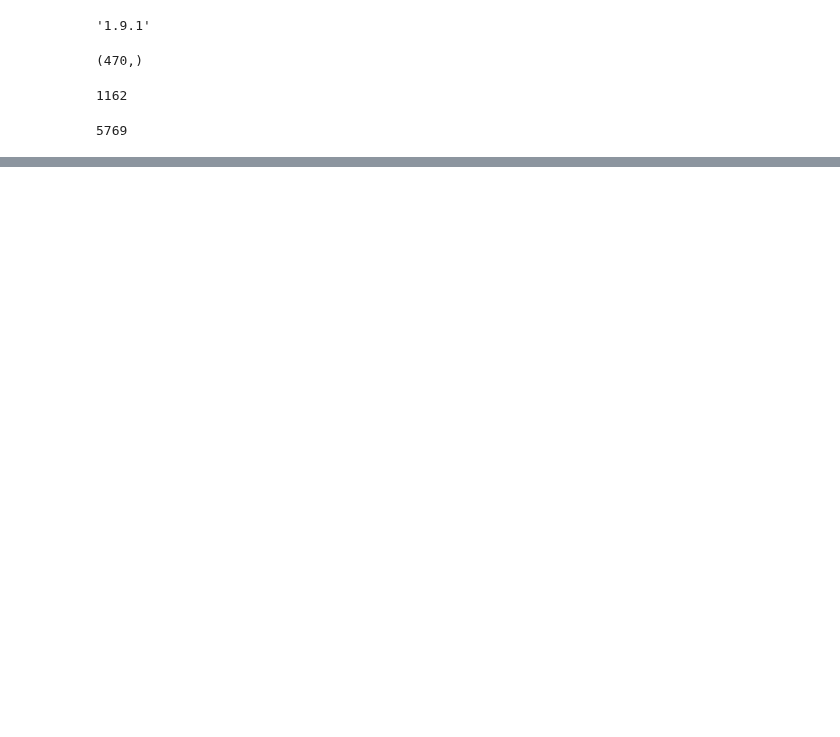
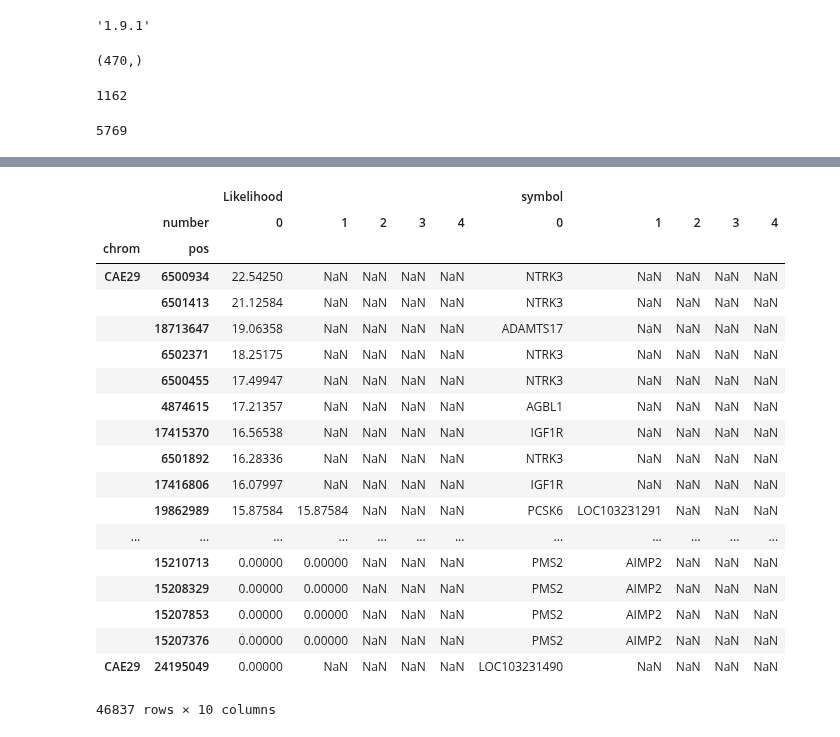
Before and after one commit to peterdfields/hs_vervet, a Jupyter notebook: notebooks/dev_test_enrichment.ipynb, the cells around one changed output, grey strips where cells are left out. Drawn from its saved outputs; the diff is of its cells as text; code cells hidden in the pictures; blank space fills up the shorter version.

```diff
--- a/notebooks/dev_test_enrichment.ipynb
+++ b/notebooks/dev_test_enrichment.ipynb
@@ -1380,0 +1443,40 @@ te.peaks_per_feature.xs('CAE16',level=1).index.droplevel(1).unique().shape
+# %%
+def get_features_per_data(peak_s, feature_df, feature_name='feature', max_dist=0):
+    """
+    take the input data series and gets a similar series
+    with one entry per pair data-point gene
+    (i.e., there can be 0,1 or more entries per data point)
+
+    """
+    all_features = []
+    if not feature_df.index.is_monotonic:
+        feature_df = feature_df.sort_index()
+    tot_hit_df = pd.DataFrame()
+    for chrom in peak_s.index.droplevel(1).unique():
+        loc_feature_df = feature_df.ix[chrom]
+        #loc_feature_df = loc_feature_df.append(pd.DataFrame(np.nan,index=[np.inf],columns=loc_feature_df.columns))
+        #print loc_feature_df.index-max_dist, peak_s.ix[chrom].index.values
+        #try:
+        pos_rel_to_start = np.searchsorted(loc_feature_df.index.values-max_dist,peak_s.ix[chrom].index.values)
+        #except:
+        #    print chrom, peak_s.ix[chrom]
+        pos_rel_to_end = np.searchsorted(loc_feature_df["end"].values+max_dist,peak_s.ix[chrom].index.values)
+        features_per_datapoint = (pos_rel_to_start - pos_rel_to_end)
+        data_idx = [i for i in range(len(features_per_datapoint)) for j in range(features_per_datapoint[i])]
+        features = loc_feature_df[feature_name].iloc[np.hstack([range(a,b) for a,b in zip(pos_rel_to_end,pos_rel_to_start)])].values
+        data_df = pd.DataFrame(peak_s.ix[chrom].iloc[data_idx])
+        data_df[feature_name] = features
+        data_df['chrom'] = chrom
+        all_features.append(data_df)
+    fpd=pd.concat(all_features)
+    #fpd.set_index(['chrom'],append=True,inplace=True)
+    #fpd = dpf.reorder_levels(['chrom','pos'])
+    g = fpd.reset_index().groupby(['chrom','pos'])
+    def get_series_of_features(gdf):
+        features = gdf[feature_name].unique()
+        r = pd.Series({i:s for i,s in enumerate(features)})
+        df = pd.DataFrame({feature_name:r,peak_s.name:gdf[peak_s.name].values[0]})
+        return df
+    d = g.apply(get_series_of_features)
+    d.index.names = ['chrom','pos','number']
+    return  d
@@ -1380,0 +1516,2 @@ te.peaks_per_feature.xs('CAE16',level=1).index.droplevel(1).unique().shape
+# %%
+r = get_features_per_data(rod_s, gene_df, feature_name='symbol', max_dist=10000)
@@ -1380,0 +1635,23 @@ te.peaks_per_feature.xs('CAE16',level=1).index.droplevel(1).unique().shape
+# %%
+r.unstack().sort(('Likelihood',0),ascending=False)#.iloc[:100]
+# %% [output]
+|  |  | Likelihood |  |  |  |  | symbol |  |  |  |  |
+|  | number | 0 | 1 | 2 | 3 | 4 | 0 | 1 | 2 | 3 | 4 |
+| chrom | pos |  |  |  |  |  |  |  |  |  |  |
+| CAE29 | 6500934 | 22.54250 | NaN | NaN | NaN | NaN | NTRK3 | NaN | NaN | NaN | NaN |
+|  | 6501413 | 21.12584 | NaN | NaN | NaN | NaN | NTRK3 | NaN | NaN | NaN | NaN |
+|  | 18713647 | 19.06358 | NaN | NaN | NaN | NaN | ADAMTS17 | NaN | NaN | NaN | NaN |
+|  | 6502371 | 18.25175 | NaN | NaN | NaN | NaN | NTRK3 | NaN | NaN | NaN | NaN |
+|  | 6500455 | 17.49947 | NaN | NaN | NaN | NaN | NTRK3 | NaN | NaN | NaN | NaN |
+|  | 4874615 | 17.21357 | NaN | NaN | NaN | NaN | AGBL1 | NaN | NaN | NaN | NaN |
+|  | 17415370 | 16.56538 | NaN | NaN | NaN | NaN | IGF1R | NaN | NaN | NaN | NaN |
+|  | 6501892 | 16.28336 | NaN | NaN | NaN | NaN | NTRK3 | NaN | NaN | NaN | NaN |
+|  | 17416806 | 16.07997 | NaN | NaN | NaN | NaN | IGF1R | NaN | NaN | NaN | NaN |
+|  | 19862989 | 15.87584 | 15.87584 | NaN | NaN | NaN | PCSK6 | LOC103231291 | NaN | NaN | NaN |
+| ... | ... | ... | ... | ... | ... | ... | ... | ... | ... | ... | ... |
+|  | 15210713 | 0.00000 | 0.00000 | NaN | NaN | NaN | PMS2 | AIMP2 | NaN | NaN | NaN |
+|  | 15208329 | 0.00000 | 0.00000 | NaN | NaN | NaN | PMS2 | AIMP2 | NaN | NaN | NaN |
+|  | 15207853 | 0.00000 | 0.00000 | NaN | NaN | NaN | PMS2 | AIMP2 | NaN | NaN | NaN |
+|  | 15207376 | 0.00000 | 0.00000 | NaN | NaN | NaN | PMS2 | AIMP2 | NaN | NaN | NaN |
+| CAE29 | 24195049 | 0.00000 | NaN | NaN | NaN | NaN | LOC103231490 | NaN | NaN | NaN | NaN |
+46837 rows × 10 columns
```
Also changed, not shown: parts of 58 cells of this notebook, 2 other files.
